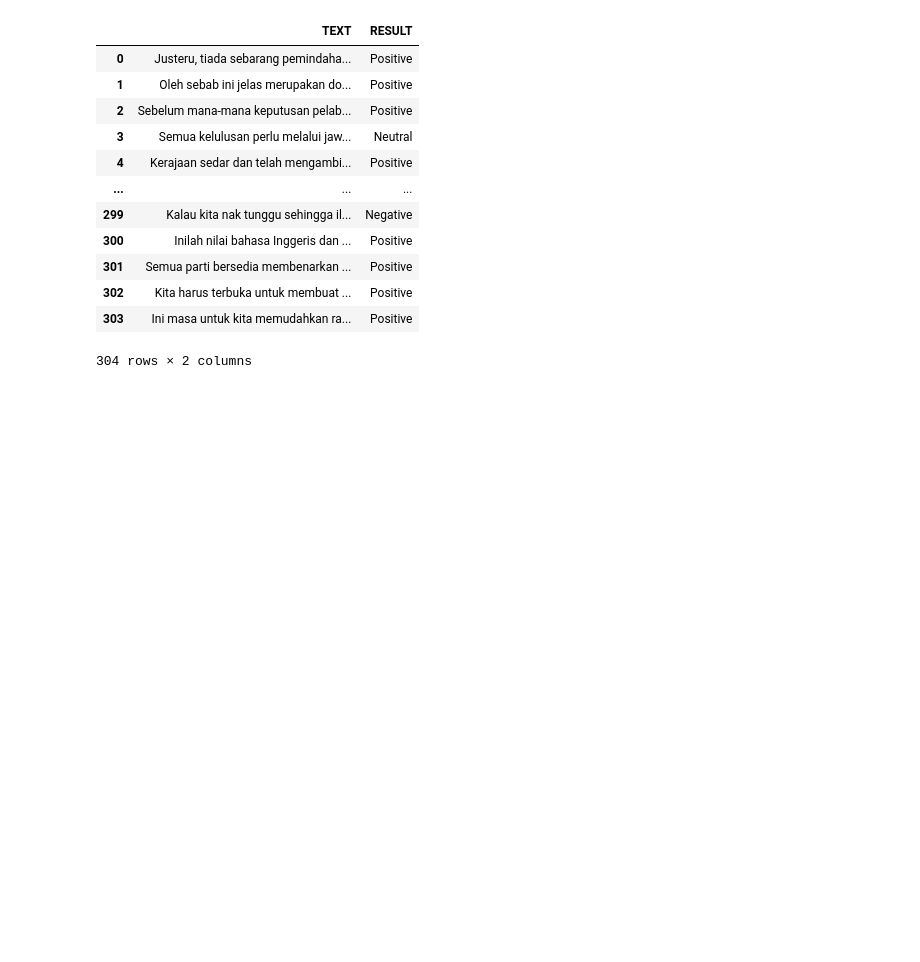
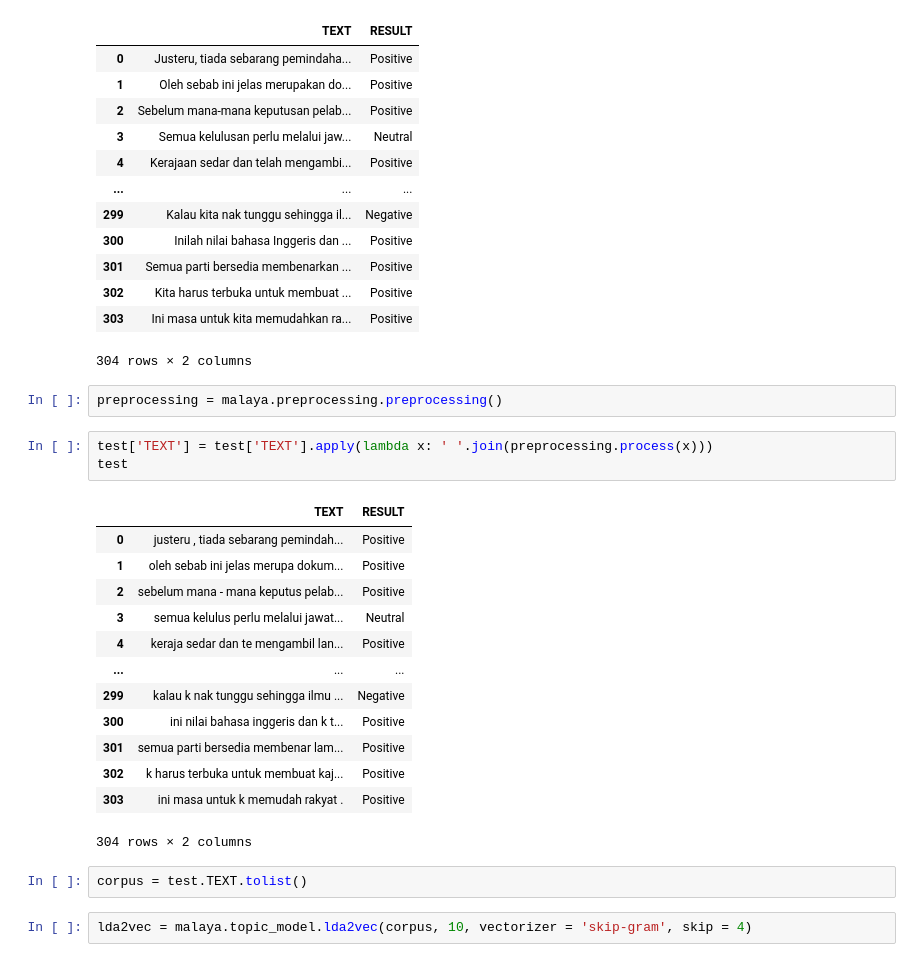
Before and after one commit to atlas-github/Hansard_Analysis, a Jupyter notebook: Hansard_TopicModelling.ipynb, the cells around one changed output. Drawn from its saved outputs; the diff is of its cells as text; blank space fills up the shorter version.

```diff
--- a/Hansard_TopicModelling.ipynb
+++ b/Hansard_TopicModelling.ipynb
@@ -42,3 +144,26 @@ test
 | 302 | Kita harus terbuka untuk membuat ... | Positive |
 | 303 | Ini masa untuk kita memudahkan ra... | Positive |
 304 rows × 2 columns
+# %%
+preprocessing = malaya.preprocessing.preprocessing()
+# %%
+test['TEXT'] = test['TEXT'].apply(lambda x: ' '.join(preprocessing.process(x)))
+test
+# %% [output]
+|  | TEXT | RESULT |
+| 0 | justeru , tiada sebarang pemindah... | Positive |
+| 1 | oleh sebab ini jelas merupa dokum... | Positive |
+| 2 | sebelum mana - mana keputus pelab... | Positive |
+| 3 | semua kelulus perlu melalui jawat... | Neutral |
+| 4 | keraja sedar dan te mengambil lan... | Positive |
+| ... | ... | ... |
+| 299 | kalau k nak tunggu sehingga ilmu ... | Negative |
+| 300 | ini nilai bahasa inggeris dan k t... | Positive |
+| 301 | semua parti bersedia membenar lam... | Positive |
+| 302 | k harus terbuka untuk membuat kaj... | Positive |
+| 303 | ini masa untuk k memudah rakyat . | Positive |
+304 rows × 2 columns
+# %%
+corpus = test.TEXT.tolist()
+# %%
+lda2vec = malaya.topic_model.lda2vec(corpus, 10, vectorizer = 'skip-gram', skip = 4)
```
Also changed, not shown: parts of 14 cells of this notebook.
